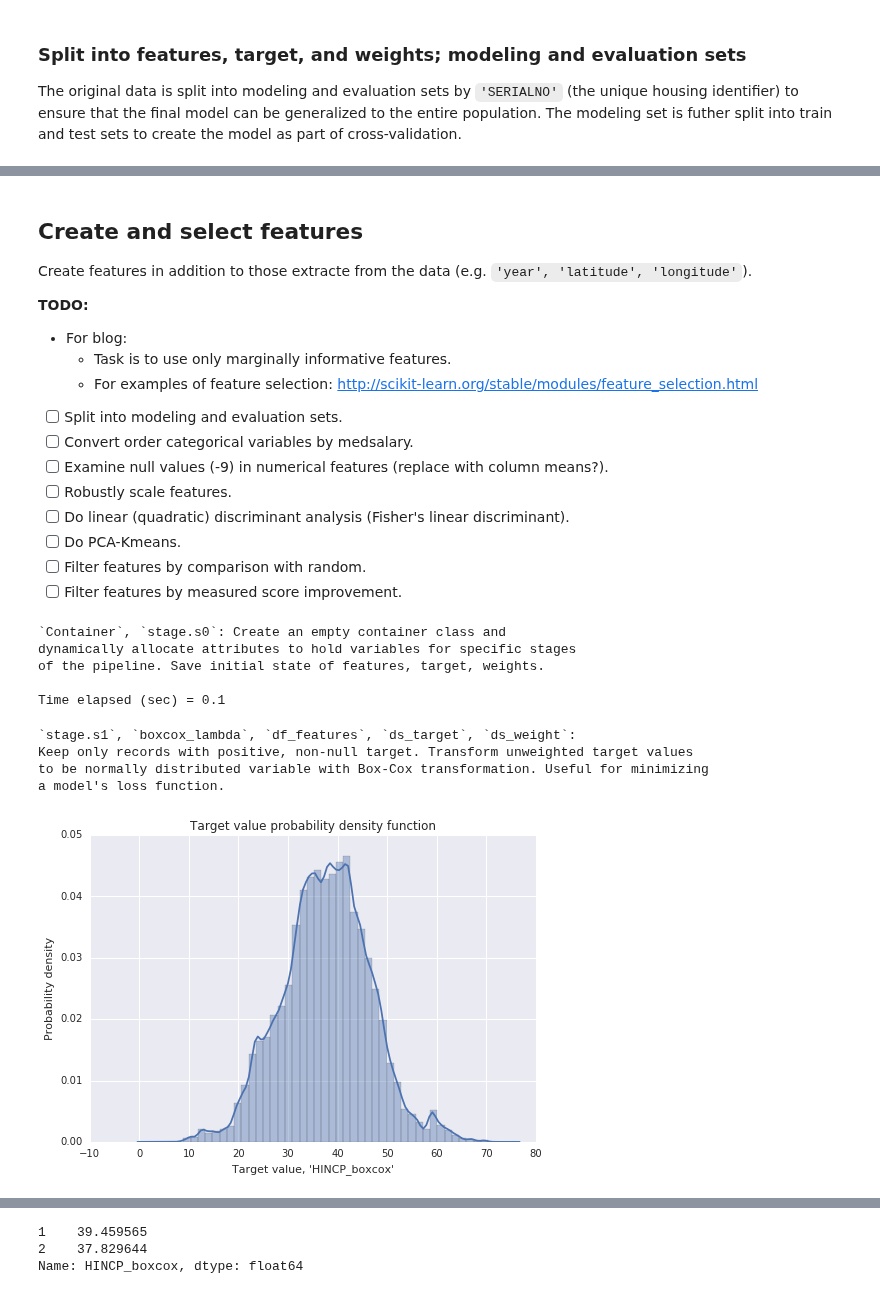
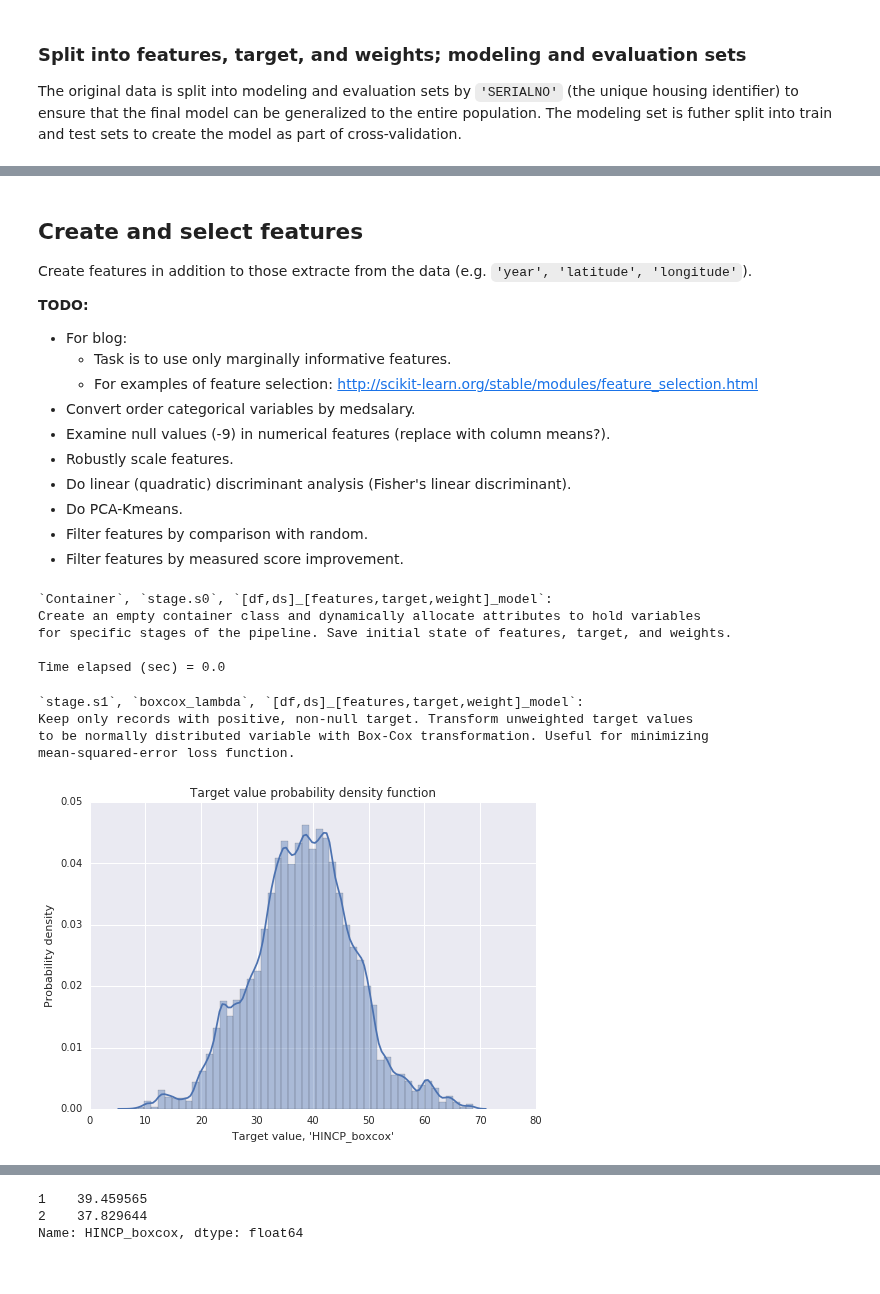
Before and after one commit to stharrold/stharrold.github.io, a Jupyter notebook: content/static/20160221-predict-household-income-from-census/20160221-predict-household-income-from-census.ipynb, the cells around one changed output, grey strips where cells are left out. Drawn from its saved outputs; the diff is of its cells as text; code cells hidden in the pictures.

Commit message:
20160221...ipynb: split into model-eval, ref #36

```diff
--- a/content/static/20160221-predict-household-income-from-census/20160221-predict-household-income-from-census.ipynb
+++ b/content/static/20160221-predict-household-income-from-census/20160221-predict-household-income-from-census.ipynb
@@ -628,18 +637,17 @@ Create features in addition to those extracte from the data (e.g. `'year', 'lati
 * For blog:
     * Task is to use only marginally informative features.
     * For examples of feature selection: http://scikit-learn.org/stable/modules/feature_selection.html
-* [ ] Split into modeling and evaluation sets.
-* [ ] Convert order categorical variables by medsalary.
-* [ ] Examine null values (-9) in numerical features (replace with column means?).
-* [ ] Robustly scale features.
-* [ ] Do linear (quadratic) discriminant analysis (Fisher's linear discriminant).
-* [ ] Do PCA-Kmeans.
-* [ ] Filter features by comparison with random.
-* [ ] Filter features by measured score improvement.
+* Convert order categorical variables by medsalary.
+* Examine null values (-9) in numerical features (replace with column means?).
+* Robustly scale features.
+* Do linear (quadratic) discriminant analysis (Fisher's linear discriminant).
+* Do PCA-Kmeans.
+* Filter features by comparison with random.
+* Filter features by measured score improvement.
 # %%
-print(r"""`Container`, `stage.s0`: Create an empty container class and
-dynamically allocate attributes to hold variables for specific stages
-of the pipeline. Save initial state of features, target, weights.
+print(r"""`Container`, `stage.s0`, `[df,ds]_[features,target,weight]_model`:
+Create an empty container class and dynamically allocate attributes to hold variables
+for specific stages of the pipeline. Save initial state of features, target, and weights.
 """)
 time_start = time.perf_counter()
 
@@ -662,58 +670,59 @@ class Container:
 stage = Container()
 stage.s0 = Container()
 stage.s0.dfs = Container()
-stage.s0.dfs.df_features = df_features.copy()
-stage.s0.dfs.ds_target = ds_target.copy()
-stage.s0.dfs.ds_weight = ds_weight.copy()
+stage.s0.dfs.df_features_model = df_features_model.copy()
+stage.s0.dfs.ds_target_model = ds_target_model.copy()
+stage.s0.dfs.ds_weight_model = ds_weight_model.copy()
 
 time_stop = time.perf_counter()
 print("Time elapsed (sec) = {diff:.1f}".format(diff=time_stop-time_start))
 # %% [output]
-`Container`, `stage.s0`: Create an empty container class and
-dynamically allocate attributes to hold variables for specific stages
-of the pipeline. Save initial state of features, target, weights.
+`Container`, `stage.s0`, `[df,ds]_[features,target,weight]_model`:
+Create an empty container class and dynamically allocate attributes to hold variables
+for specific stages of the pipeline. Save initial state of features, target, and weights.
 
-Time elapsed (sec) = 0.1
+Time elapsed (sec) = 0.0
 # %%
-print(r"""`stage.s1`, `boxcox_lambda`, `df_features`, `ds_target`, `ds_weight`:
+print(r"""`stage.s1`, `boxcox_lambda`, `[df,ds]_[features,target,weight]_model`:
 Keep only records with positive, non-null target. Transform unweighted target values
 to be normally distributed variable with Box-Cox transformation. Useful for minimizing
-a model's loss function.
+mean-squared-error loss function.
 """)
 time_start = time.perf_counter()
 
 # Keep only postive target values and transform unweighted values
 # to be normally distributed.
 # Null values were previously replaced with -9.
-tfmask = stage.s0.dfs.ds_target > 0
+tfmask = stage.s0.dfs.ds_target_model > 0
 stage.s1 = Container()
 stage.s1.dfs = Container()
-stage.s1.dfs.df_features = stage.s0.dfs.df_features.loc[tfmask].copy()
-stage.s1.dfs.ds_target = stage.s0.dfs.ds_target.loc[tfmask].copy()
-stage.s1.dfs.ds_weight = stage.s0.dfs.ds_weight.loc[tfmask].copy()
-target_vals = list()
-for tup in zip(stage.s1.dfs.ds_target.values, stage.s1.dfs.ds_weight.astype(int)):
-    target_vals += itertools.repeat(*tup)
-stage.s1.boxcox_lambda = scipy.stats.boxcox_normmax(target_vals, method='mle')
-stage.s1.dfs.ds_target = stage.s1.dfs.ds_target.apply(
+stage.s1.dfs.df_features_model = stage.s0.dfs.df_features_model.loc[tfmask].copy()
+stage.s1.dfs.ds_target_model = stage.s0.dfs.ds_target_model.loc[tfmask].copy()
+stage.s1.dfs.ds_weight_model = stage.s0.dfs.ds_weight_model.loc[tfmask].copy()
+target_model_vals = list()
+for tup in zip(stage.s1.dfs.ds_target_model.values, stage.s1.dfs.ds_weight_model.astype(int)):
+    target_model_vals += itertools.repeat(*tup)
+stage.s1.boxcox_lambda = scipy.stats.boxcox_normmax(target_model_vals, method='mle')
+stage.s1.dfs.ds_target_model = stage.s1.dfs.ds_target_model.apply(
     lambda x: scipy.stats.boxcox(x, lmbda=stage.s1.boxcox_lambda))
-stage.s1.dfs.ds_target.name += '_boxcox'
+stage.s1.dfs.ds_target_model.name += '_boxcox'
 # Plot histogram of transformed unweighted target variable.
-target_vals = list()
-for tup in zip(stage.s1.dfs.ds_target.values, stage.s1.dfs.ds_weight.astype(int)):
-    target_vals += itertools.repeat(*tup)
-sns.distplot(target_vals, hist=True, kde=True, norm_hist=True)
+# Re-construct list of transformed unweighted values to check calculation.
+target_model_vals = list()
+for tup in zip(stage.s1.dfs.ds_target_model.values, stage.s1.dfs.ds_weight_model.astype(int)):
+    target_model_vals += itertools.repeat(*tup)
+sns.distplot(target_model_vals, hist=True, kde=True, norm_hist=True)
 plt.title('Target value probability density function')
-plt.xlabel("Target value, '{target}'".format(target=stage.s1.dfs.ds_target.name))
+plt.xlabel("Target value, '{target}'".format(target=stage.s1.dfs.ds_target_model.name))
 plt.ylabel('Probability density')
 plt.show()
-del target_vals
+del target_model_vals
 
 time_stop = time.perf_counter()
 print("Time elapsed (sec) = {diff:.1f}".format(diff=time_stop-time_start))
 # %% [output]
-`stage.s1`, `boxcox_lambda`, `df_features`, `ds_target`, `ds_weight`:
+`stage.s1`, `boxcox_lambda`, `[df,ds]_[features,target,weight]_model`:
 Keep only records with positive, non-null target. Transform unweighted target values
 to be normally distributed variable with Box-Cox transformation. Useful for minimizing
-a model's loss function.
+mean-squared-error loss function.
-[figure, old version]
+[figure, new version]
```
Also changed, not shown: parts of 7 cells of this notebook.
